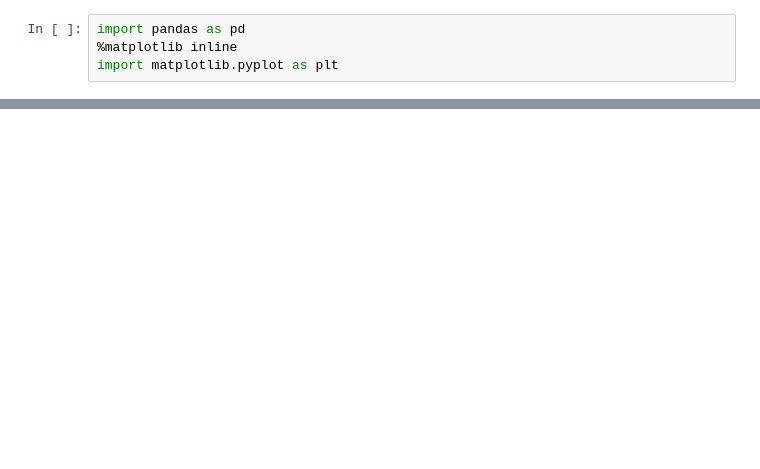
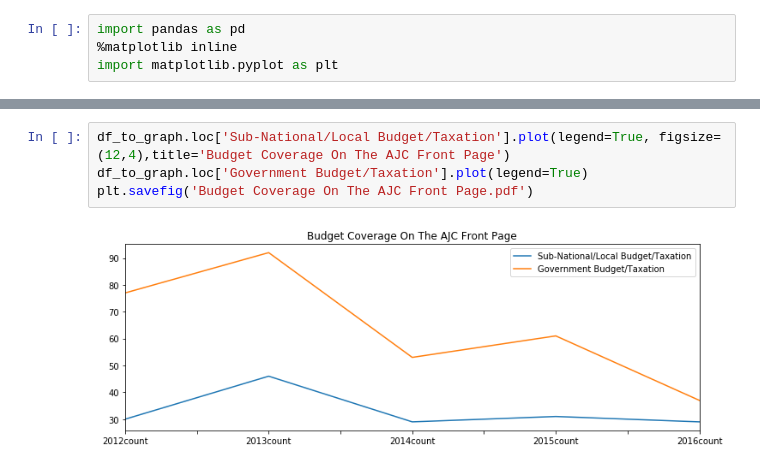
Before and after one commit to maijaliisa/studio-projects, a Jupyter notebook: code/AJCPAGE1/PartTwo Analyzing AJC .ipynb, the cells around one changed output, grey strips where cells are left out. Saved outputs shown, nothing was run; the diff lists cells and outputs as text; blank space fills up the shorter version.

```diff
--- a/code/AJCPAGE1/PartTwo Analyzing AJC .ipynb
+++ b/code/AJCPAGE1/PartTwo Analyzing AJC .ipynb
@@ -43,3 +69,9 @@ df_to_graph
+# %%
+df_to_graph.loc['Sub-National/Local Budget/Taxation'].plot(legend=True, figsize=(12,4),title='Budget Coverage On The AJC Front Page')
+df_to_graph.loc['Government Budget/Taxation'].plot(legend=True)
+plt.savefig('Budget Coverage On The AJC Front Page.pdf')
+# %% [output]
+[figure, added]
 # %%
 df_to_graph.loc['National/Presidential Elections'].plot(figsize=(16,6), legend=True)
 df_to_graph.loc['Domestic Politics'].plot(figsize=(16,6), legend=True)
```
Also changed, not shown: parts of 36 cells of this notebook, 25 other files.
